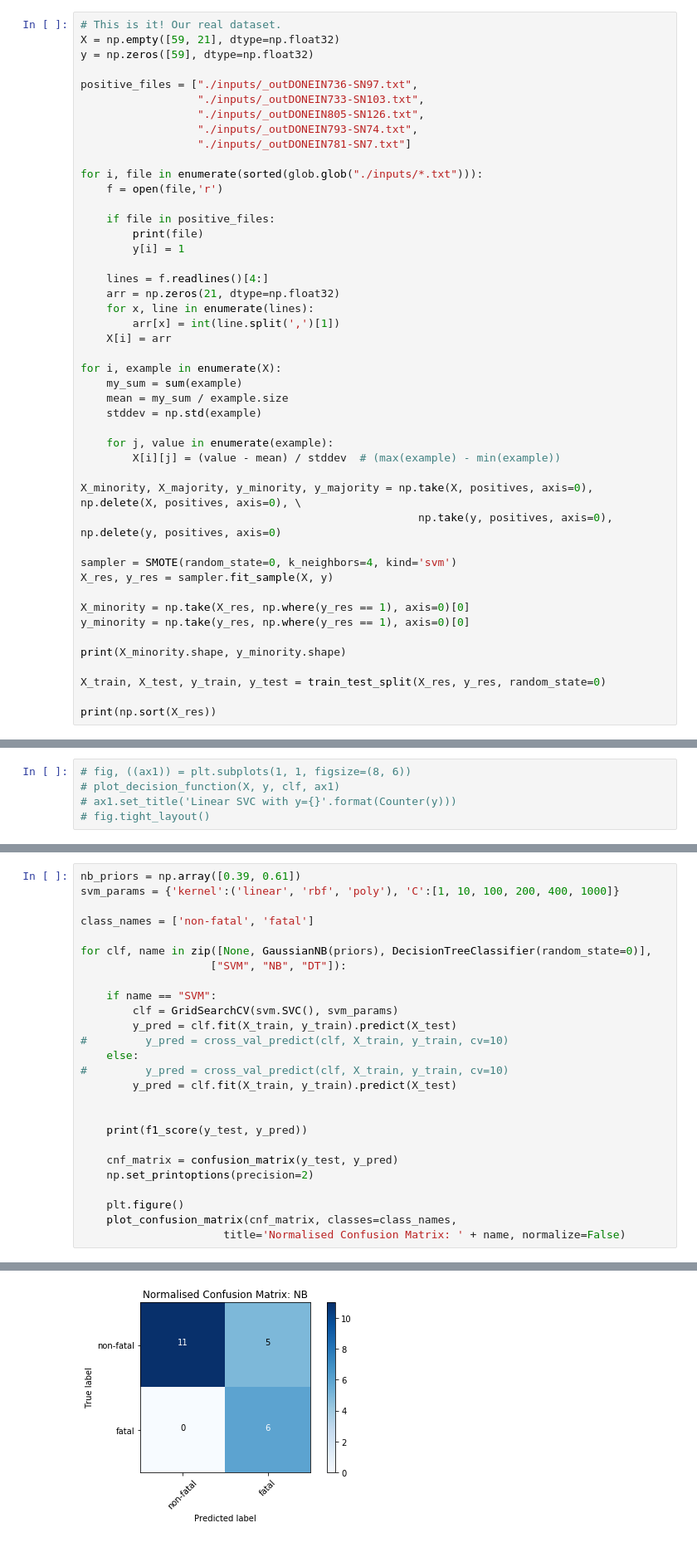
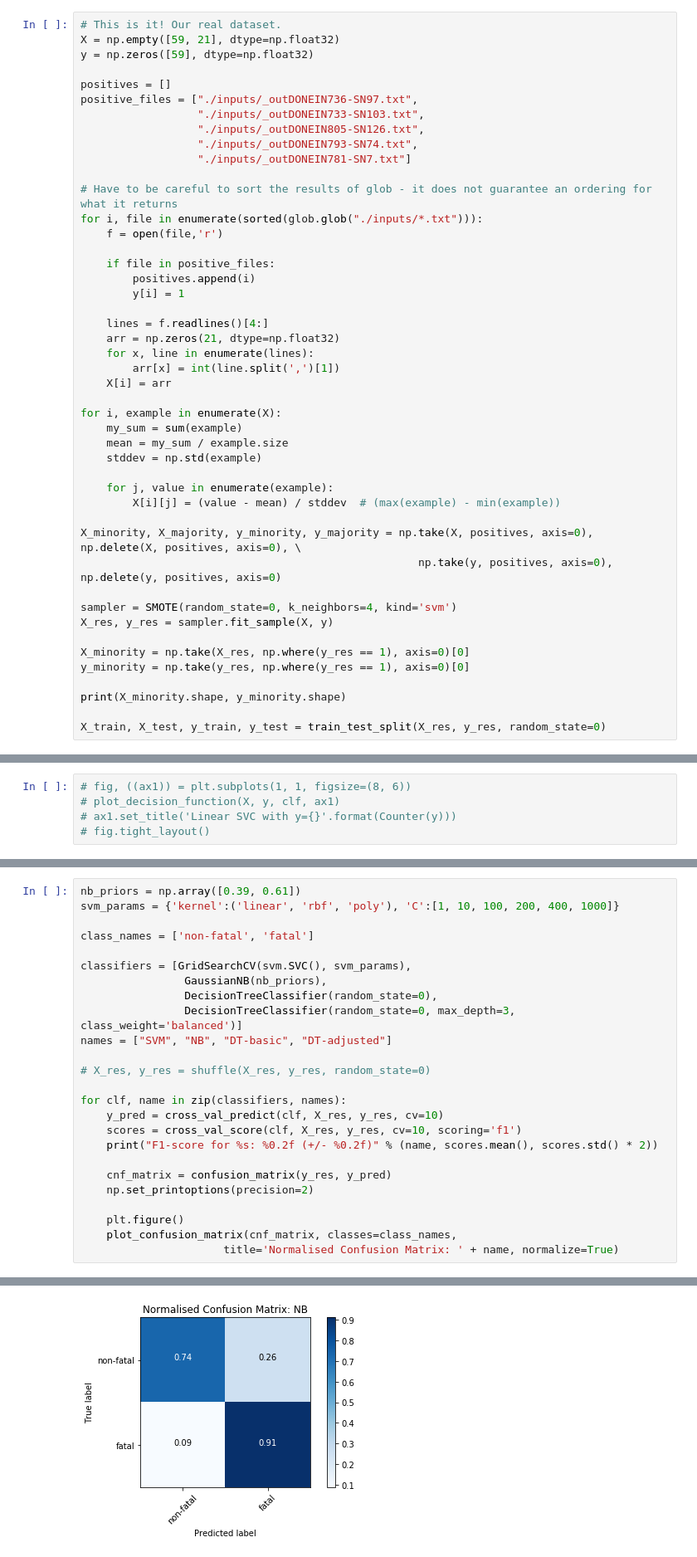
Before and after one commit to danielsoutar/CS4098, a Jupyter notebook: Notebook.ipynb, the cells around one changed output, grey strips where cells are left out. Shown at 83% size. Cells and saved outputs as stored; diff of their text form.

```diff
--- a/Notebook.ipynb
+++ b/Notebook.ipynb
@@ -369,17 +375,19 @@ def plot_decision_function(X, y, clf, ax):
 X = np.empty([59, 21], dtype=np.float32)
 y = np.zeros([59], dtype=np.float32)
 
+positives = []
 positive_files = ["./inputs/_outDONEIN736-SN97.txt",
                   "./inputs/_outDONEIN733-SN103.txt",
                   "./inputs/_outDONEIN805-SN126.txt",
                   "./inputs/_outDONEIN793-SN74.txt",
                   "./inputs/_outDONEIN781-SN7.txt"]
 
+# Have to be careful to sort the results of glob - it does not guarantee an ordering for what it returns
 for i, file in enumerate(sorted(glob.glob("./inputs/*.txt"))):
     f = open(file,'r')
 
     if file in positive_files:
-        print(file)
+        positives.append(i)
         y[i] = 1
 
     lines = f.readlines()[4:]
@@ -408,6 +416,4 @@ y_minority = np.take(y_res, np.where(y_res == 1), axis=0)[0]
 print(X_minority.shape, y_minority.shape)
 
 X_train, X_test, y_train, y_test = train_test_split(X_res, y_res, random_state=0)
-
-print(np.sort(X_res))
 # %% [output]
@@ -672,24 +586,23 @@ svm_params = {'kernel':('linear', 'rbf', 'poly'), 'C':[1, 10, 100, 200, 400, 100
 
 class_names = ['non-fatal', 'fatal']
 
-for clf, name in zip([None, GaussianNB(priors), DecisionTreeClassifier(random_state=0)],
-                    ["SVM", "NB", "DT"]):
+classifiers = [GridSearchCV(svm.SVC(), svm_params),
+                GaussianNB(nb_priors),
+                DecisionTreeClassifier(random_state=0),
+                DecisionTreeClassifier(random_state=0, max_depth=3, class_weight='balanced')]
+names = ["SVM", "NB", "DT-basic", "DT-adjusted"]
 
-    if name == "SVM":
-        clf = GridSearchCV(svm.SVC(), svm_params)
-        y_pred = clf.fit(X_train, y_train).predict(X_test)
-#         y_pred = cross_val_predict(clf, X_train, y_train, cv=10)
-    else:
-#         y_pred = cross_val_predict(clf, X_train, y_train, cv=10)
-        y_pred = clf.fit(X_train, y_train).predict(X_test)
+# X_res, y_res = shuffle(X_res, y_res, random_state=0)
 
+for clf, name in zip(classifiers, names):
+    y_pred = cross_val_predict(clf, X_res, y_res, cv=10)
+    scores = cross_val_score(clf, X_res, y_res, cv=10, scoring='f1')
+    print("F1-score for %s: %0.2f (+/- %0.2f)" % (name, scores.mean(), scores.std() * 2))
 
-    print(f1_score(y_test, y_pred))
-
-    cnf_matrix = confusion_matrix(y_test, y_pred)
+    cnf_matrix = confusion_matrix(y_res, y_pred)
     np.set_printoptions(precision=2)
 
     plt.figure()
     plot_confusion_matrix(cnf_matrix, classes=class_names,
-                      title='Normalised Confusion Matrix: ' + name, normalize=False)
+                      title='Normalised Confusion Matrix: ' + name, normalize=True)
 # %% [output]
@@ -706 +614 @@ for clf, name in zip([None, GaussianNB(priors), DecisionTreeClassifier(random_st
-[figure, old version]
+[figure, new version]
```
Also changed, not shown: parts of 17 cells of this notebook, 8 other files.
